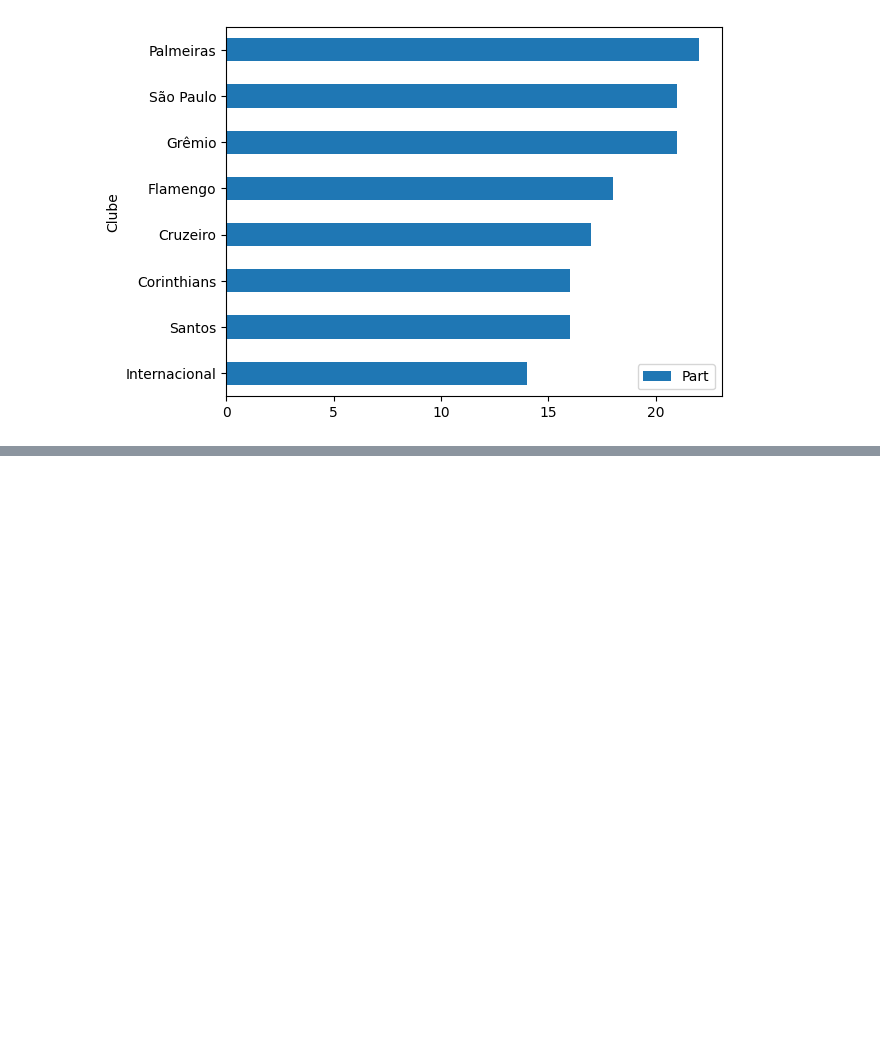
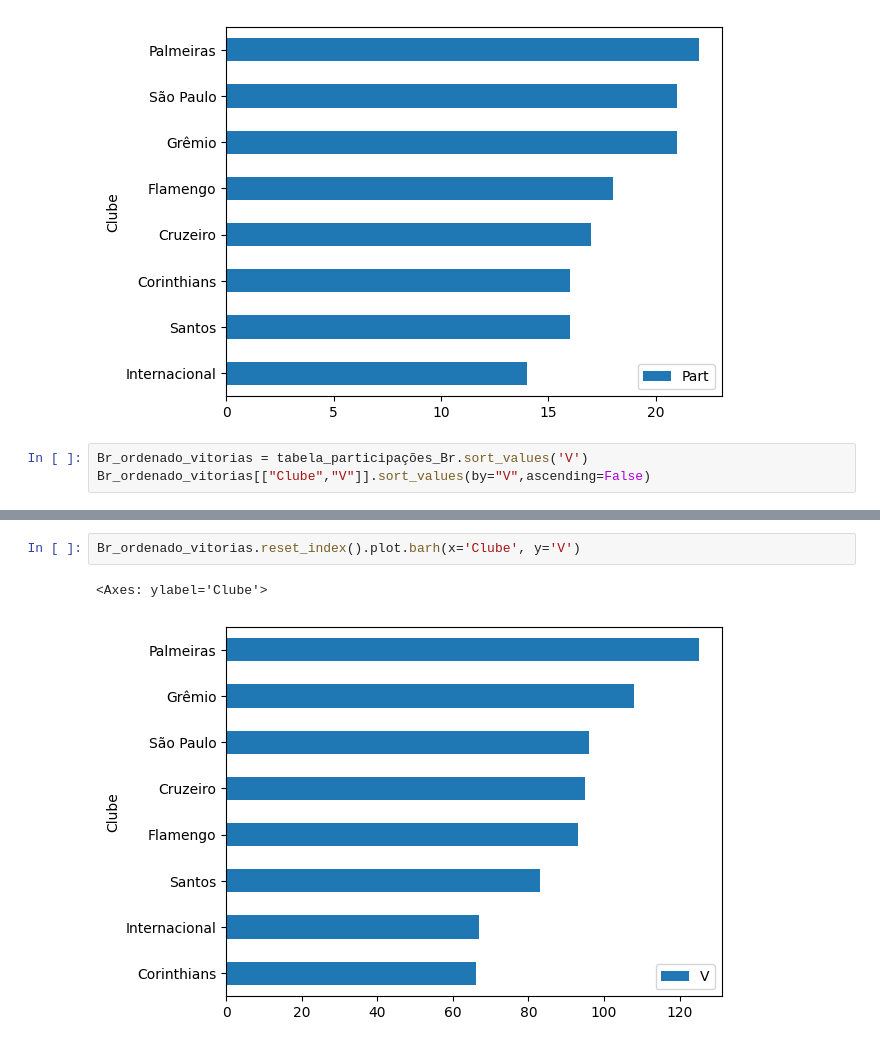
Before and after one commit to hugodevelopment/Web-Scraping, a Jupyter notebook: Liberta_wiki.ipynb, the cells around one changed output, grey strips where cells are left out. Drawn from its saved outputs; the diff is of its cells as text; blank space fills up the shorter version.

```diff
--- a/Liberta_wiki.ipynb
+++ b/Liberta_wiki.ipynb
@@ -234,3 +251,6 @@ Br_ordenado.reset_index().plot.barh(x='Clube', y='Part')
 # %% [output]
 <Axes: ylabel='Clube'>
 [figure]
+# %%
+Br_ordenado_vitorias = tabela_participações_Br.sort_values('V')
+Br_ordenado_vitorias[["Clube","V"]].sort_values(by="V",ascending=False)
@@ -236,0 +287,5 @@ Br_ordenado.reset_index().plot.barh(x='Clube', y='Part')
+# %%
+Br_ordenado_vitorias.reset_index().plot.barh(x='Clube', y='V')
+# %% [output]
+<Axes: ylabel='Clube'>
+[figure, added]
```
Also changed, not shown: parts of 6 cells of this notebook.
